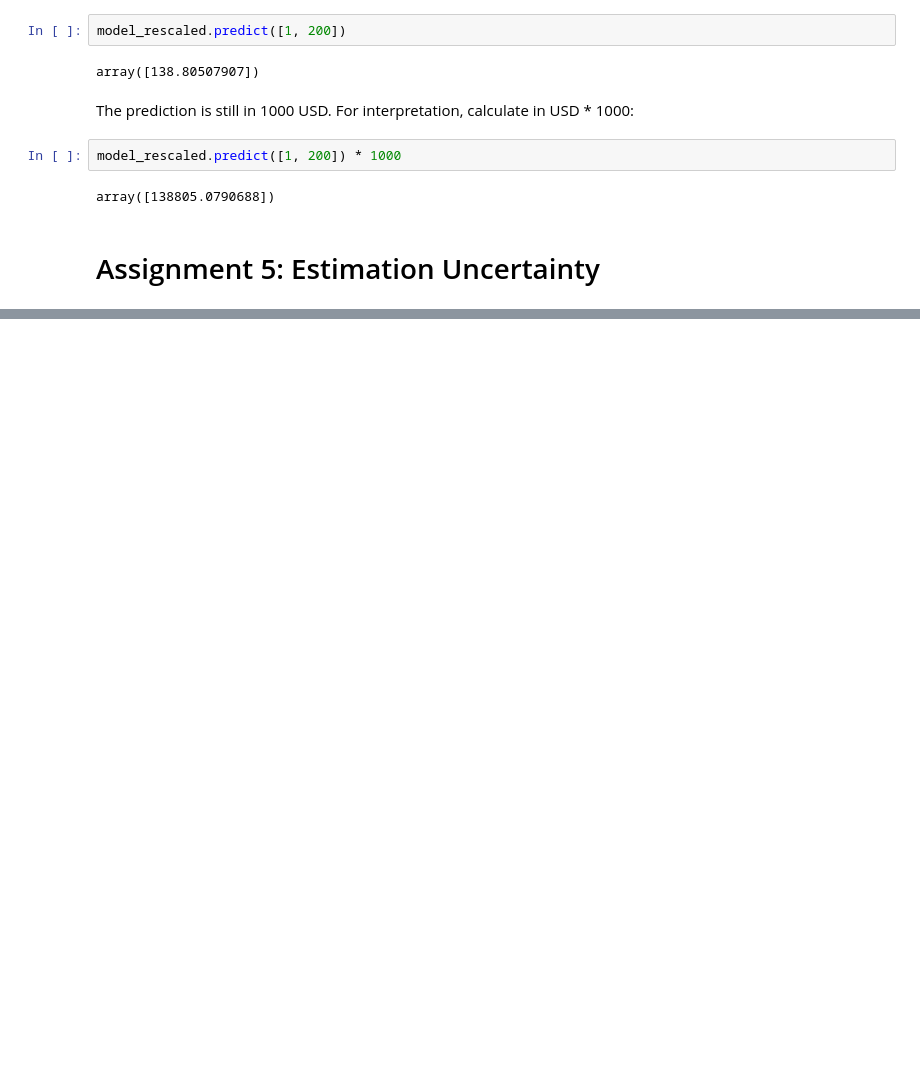
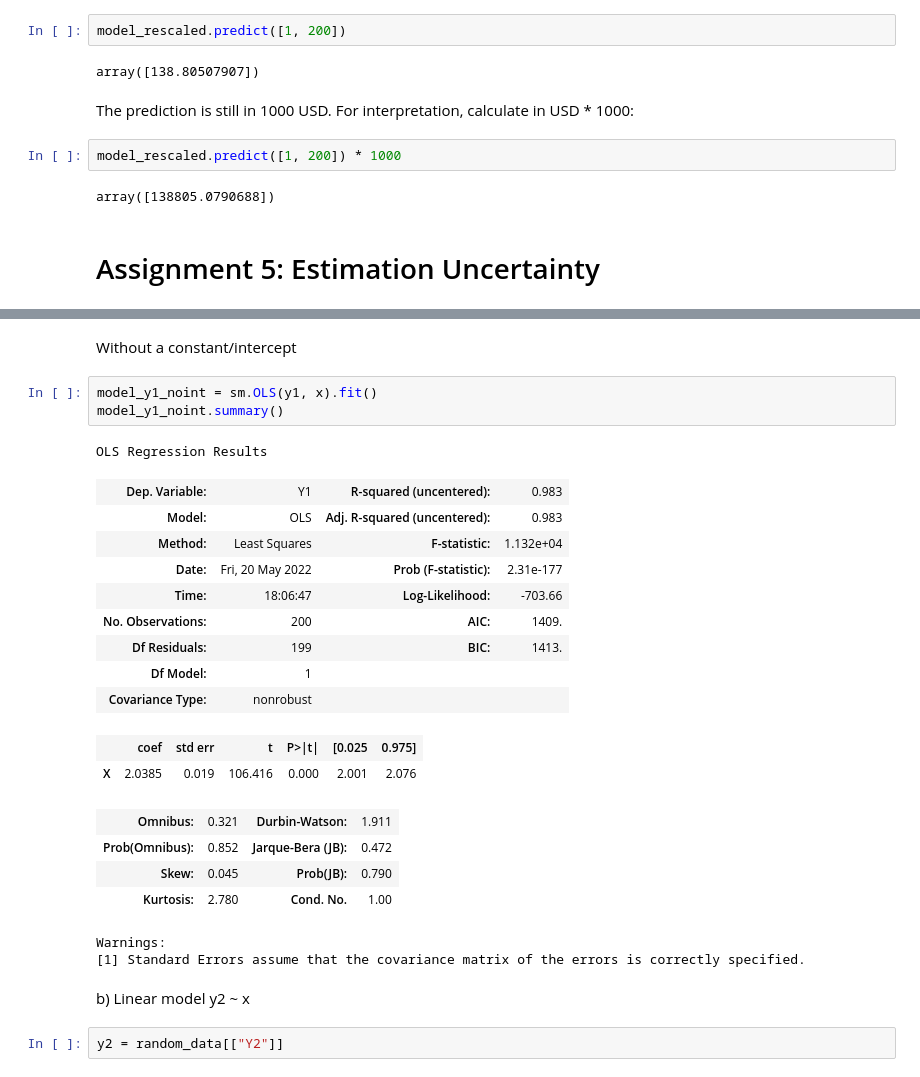
Before and after one commit to asluchych/introduction-econometrics, a Jupyter notebook: chapter2_statsmodels.ipynb, the cells around one changed output, grey strips where cells are left out. Cells and saved outputs as stored; diff of their text form; blank space fills up the shorter version.

```diff
--- a/chapter2_statsmodels.ipynb
+++ b/chapter2_statsmodels.ipynb
@@ -182,0 +224,28 @@ array([138805.0790688])
+# %% [markdown]
+Without a constant/intercept
+# %%
+model_y1_noint = sm.OLS(y1, x).fit()
+model_y1_noint.summary()
+# %% [output]
+OLS Regression Results
+| Dep. Variable: | Y1 | R-squared (uncentered): | 0.983 |
+| Model: | OLS | Adj. R-squared (uncentered): | 0.983 |
+| Method: | Least Squares | F-statistic: | 1.132e+04 |
+| Date: | Fri, 20 May 2022 | Prob (F-statistic): | 2.31e-177 |
+| Time: | 18:06:47 | Log-Likelihood: | -703.66 |
+| No. Observations: | 200 | AIC: | 1409. |
+| Df Residuals: | 199 | BIC: | 1413. |
+| Df Model: | 1 |  |  |
+| Covariance Type: | nonrobust |  |  |
+|  | coef | std err | t | P>|t| | [0.025 | 0.975] |
+| X | 2.0385 | 0.019 | 106.416 | 0.000 | 2.001 | 2.076 |
+| Omnibus: | 0.321 | Durbin-Watson: | 1.911 |
+| Prob(Omnibus): | 0.852 | Jarque-Bera (JB): | 0.472 |
+| Skew: | 0.045 | Prob(JB): | 0.790 |
+| Kurtosis: | 2.780 | Cond. No. | 1.00 |
+Warnings:
+[1] Standard Errors assume that the covariance matrix of the errors is correctly specified.
+# %% [markdown]
+b) Linear model y2 ~ x
+# %%
+y2 = random_data[["Y2"]]
```
Also changed, not shown: parts of 23 cells of this notebook.
